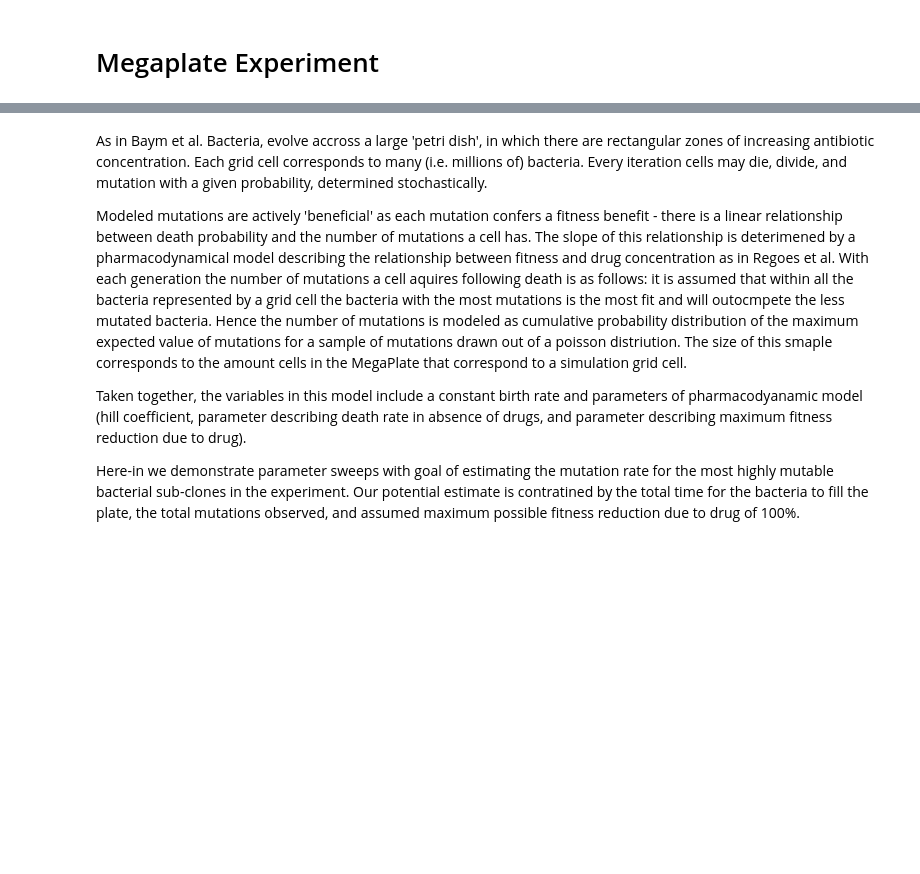
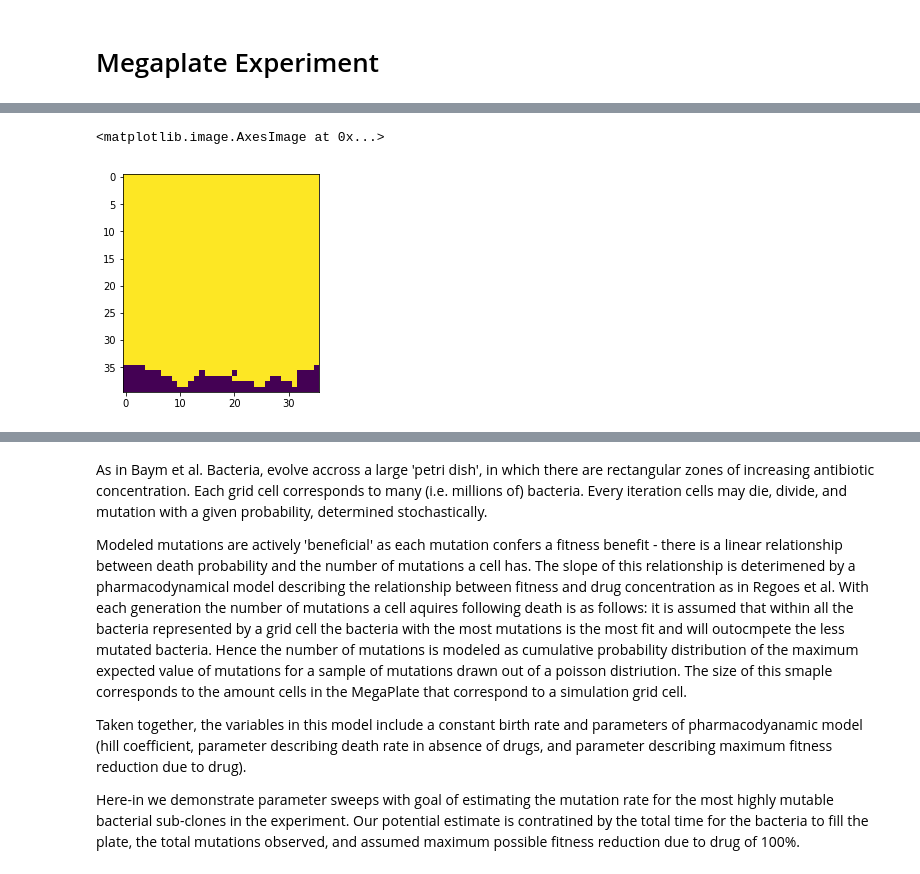
Before and after one commit to nkrishnan94/MegaPlate-CA, a Jupyter notebook: research showcase.ipynb, the cells around one changed output, grey strips where cells are left out. Drawn from its saved outputs; the diff is of its cells as text; code cells hidden in the pictures; blank space fills up the shorter version.

```diff
--- a/research showcase.ipynb
+++ b/research showcase.ipynb
@@ -206,9 +217,10 @@ def sim_user_abx(wt,ln, g,ab, mut_rate,k, p,s,pk,birth_rate):
 # %% [markdown]
 # Megaplate Experiment
 # %%
+%%time
 ##without mutation, i.e. time reflects time of bacterial 'swarm'
-wd = 270
-ln = 300
+wd = 36
+ln = 40
 gr = 5
 
 l = [val for sublist in [[j for i in range(int(ln/gr))] for j in range (0,gr)] for val in sublist]
@@ -217,4 +229,4 @@ ab =[[3*10**(i-1)]*wd for i  in l if i != 0]
 abx_grad = np.array(ab)
 
 
-ch,mp = sim_user_abx(wt = wd,ln =ln,g= gr, ab = np.full((ln,wd),-1),mut_rate=0,k = .7, p = 1.0,s = .05, pk= 973,birth_rate = .95)
+ch,mp = sim_user_abx(wt = wd,ln =ln,g= gr, ab = abx_grad,mut_rate=0,k = 1, s_p = -1,s = .1, pk= 131)
@@ -227,0 +235,5 @@ Wall time: 6min 34s
+# %%
+plt.imshow(ch[-1])
+# %% [output]
+<matplotlib.image.AxesImage at 0x...>
+[figure, added]
```
Also changed, not shown: parts of 57 cells of this notebook.
